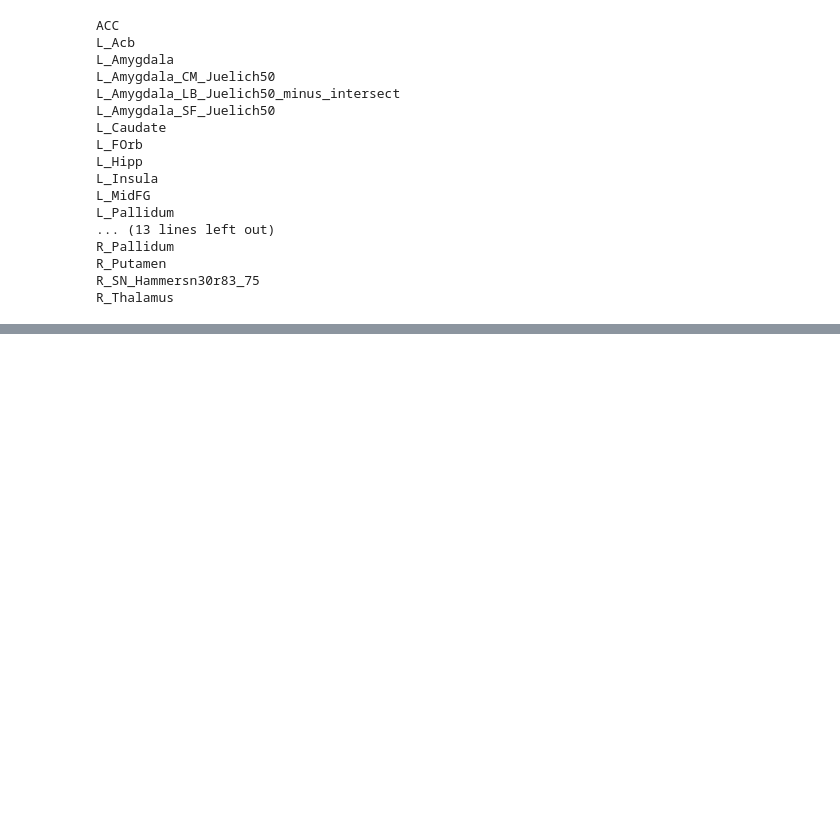
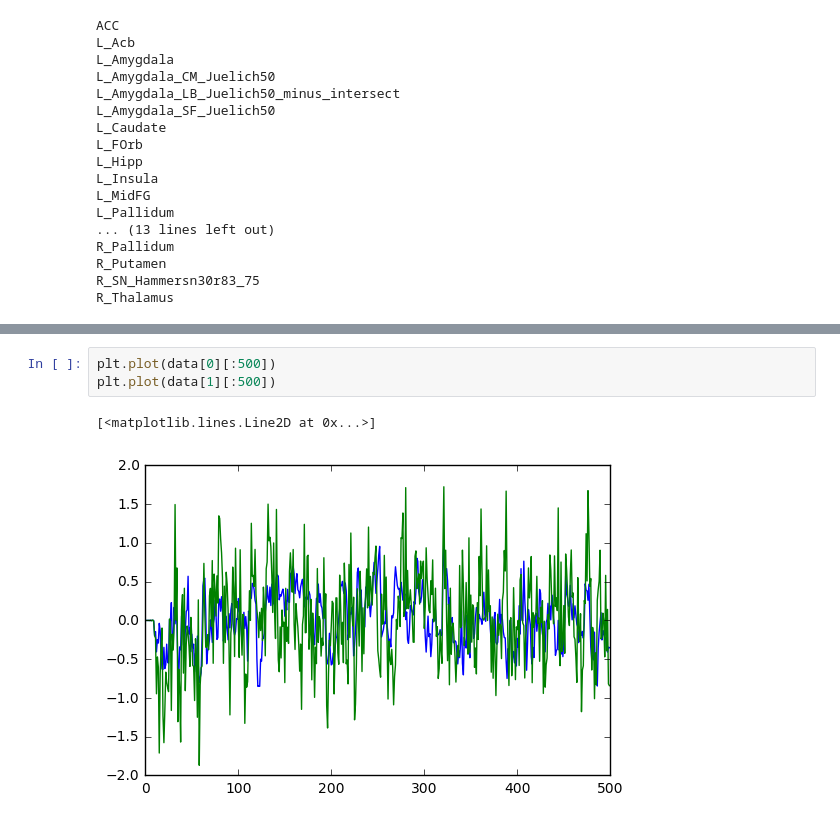
Before and after one commit to hstrey/nicotine-paper, a Jupyter notebook: fMRI time series analysis NIC12 filtered.ipynb, the cells around one changed output, grey strips where cells are left out. Cells and saved outputs as stored; diff of their text form; blank space fills up the shorter version.

```diff
--- a/fMRI time series analysis NIC12 filtered.ipynb
+++ b/fMRI time series analysis NIC12 filtered.ipynb
@@ -87,0 +107,6 @@ for trace,name in zip(data,roinames):
+# %%
+plt.plot(data[0][:500])
+plt.plot(data[1][:500])
+# %% [output]
+[<matplotlib.lines.Line2D at 0x...>]
+[figure, added]
```
Also changed, not shown: parts of 11 cells of this notebook, 13 other files.
